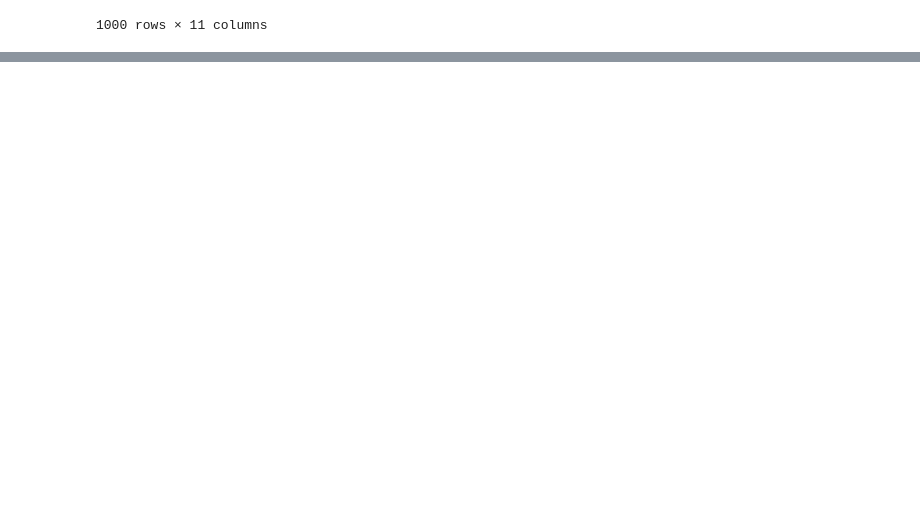
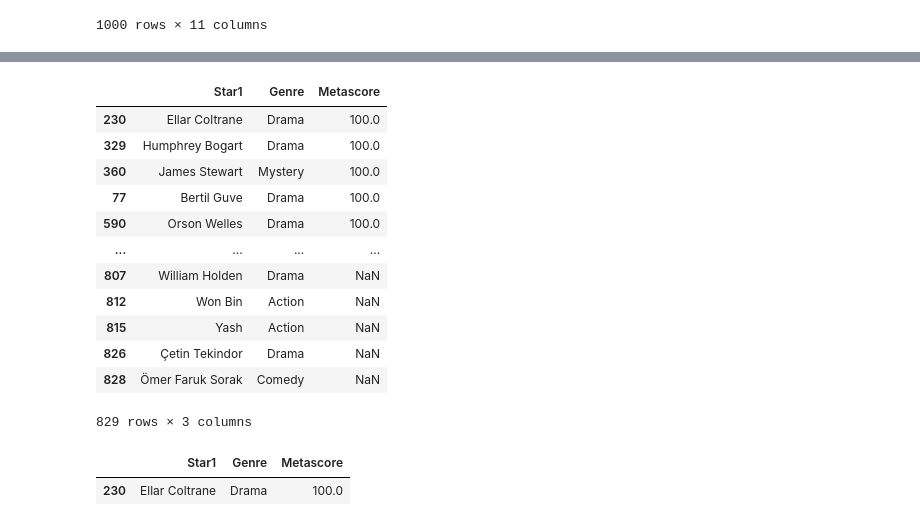
Before and after one commit to Priya-Rathor/Machine-learning, a Jupyter notebook: Day6-Pandas/groupby.ipynb, the cells around one changed output, grey strips where cells are left out. Saved outputs shown, nothing was run; the diff lists cells and outputs as text; code cells hidden in the pictures; blank space fills up the shorter version.

```diff
--- a/Day6-Pandas/groupby.ipynb
+++ b/Day6-Pandas/groupby.ipynb
@@ -594,0 +643,23 @@ genra.apply(normal)
+# %%
+# find the best (in - terms of metascore(avg)) actor->genre combo
+movies.groupby(['Star1','Genre'])['Metascore'].mean().reset_index().sort_values('Metascore',ascending=False)
+# %% [output]
+|  | Star1 | Genre | Metascore |
+| 230 | Ellar Coltrane | Drama | 100.0 |
+| 329 | Humphrey Bogart | Drama | 100.0 |
+| 360 | James Stewart | Mystery | 100.0 |
+| 77 | Bertil Guve | Drama | 100.0 |
+| 590 | Orson Welles | Drama | 100.0 |
+| ... | ... | ... | ... |
+| 807 | William Holden | Drama | NaN |
+| 812 | Won Bin | Action | NaN |
+| 815 | Yash | Action | NaN |
+| 826 | Çetin Tekindor | Drama | NaN |
+| 828 | Ömer Faruk Sorak | Comedy | NaN |
+829 rows × 3 columns
+# %%
+# find the best (in - terms of metascore(avg)) actor->genre combo
+movies.groupby(['Star1','Genre'])['Metascore'].mean().reset_index().sort_values('Metascore',ascending=False).head(1)
+# %% [output]
+|  | Star1 | Genre | Metascore |
+| 230 | Ellar Coltrane | Drama | 100.0 |
```
Also changed, not shown: parts of 3 cells of this notebook.
